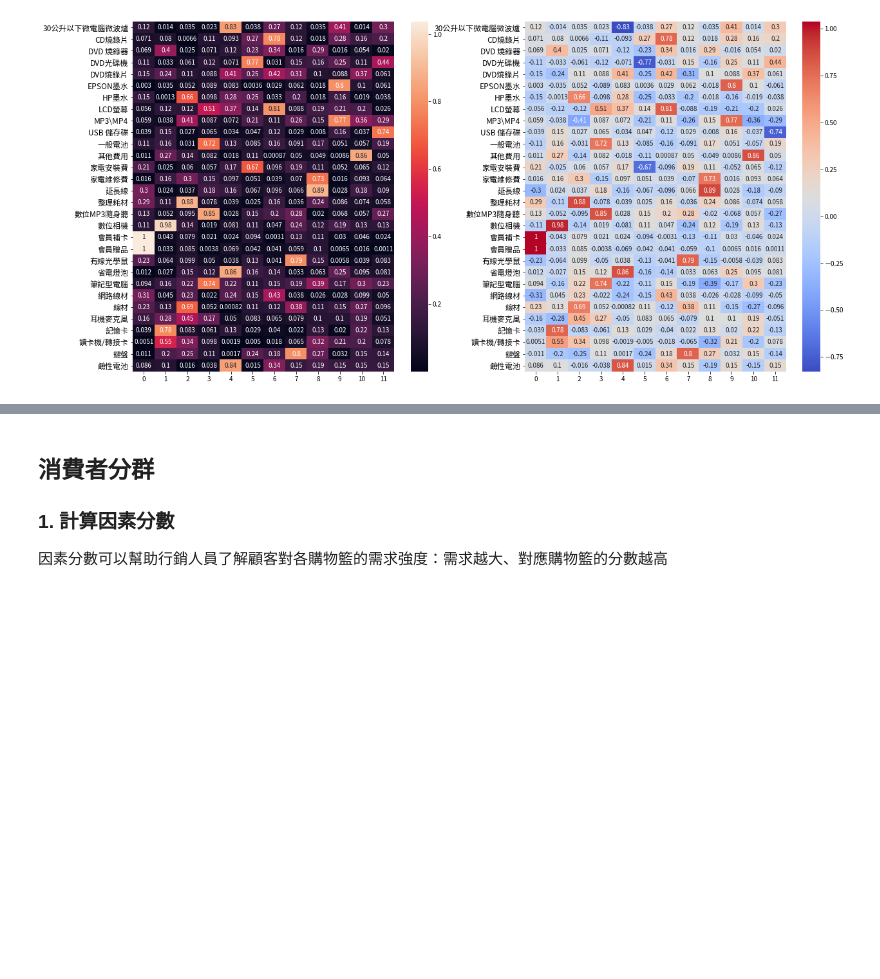
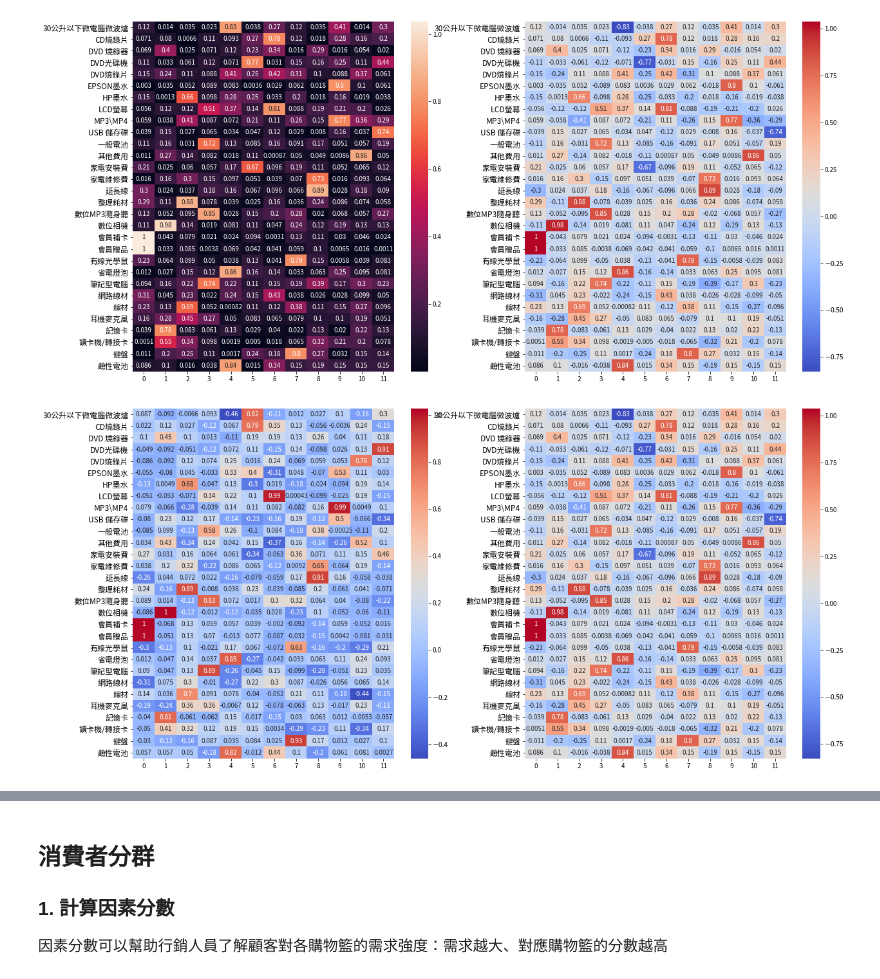
Before and after one commit to kevinkevin556/big-data-marketing, a Jupyter notebook: 4 Marketing Strategy.ipynb, the cells around one changed output, grey strips where cells are left out. Cells and saved outputs as stored; diff of their text form; code cells hidden in the pictures; blank space fills up the shorter version.

```diff
--- a/4 Marketing Strategy.ipynb
+++ b/4 Marketing Strategy.ipynb
@@ -370,10 +492,19 @@ print("購物籃 10 購買量 =",  ivc[(ivc['DVD光碟機']==1) & (ivc['家電
 # %%
-pivot_tab_ivc = pd.pivot_table(transactions[transactions['ID'].isin(ivc_id)], values=['Quantity'], columns=['Category'], index=['ID'],  aggfunc=np.sum, fill_value=0)
+# 製作購買矩陣 #
+pivot_tab_ivc = pd.pivot_table(
+    transactions[transactions['ID'].isin(ivc_id)],
+    values = ['Quantity'],
+    columns = ['Category'],
+    index = ['ID'],
+    aggfunc = np.sum,
+    fill_value = 0
+)
 purchase_matrix_ivc = (pivot_tab_ivc>0)*1
 # %%
-fa = FactorAnalyzer()
-fa.fit(purchase_matrix_ivc)
-eigenvalues, vectors = fa.get_eigenvalues()
+# 挑出>1的特徵值 #
+fa_ivc = FactorAnalyzer()
+fa_ivc.fit(purchase_matrix_ivc)
+eigenvalues, vectors = fa_ivc.get_eigenvalues()
 eigenvalues
 # %% [output]
 array([5.32178148, 2.68371327, 2.14273416, 1.91033804, 1.85116809,
@@ -383,9 +514,10 @@ array([5.32178148, 2.68371327, 2.14273416, 1.91033804, 1.85116809,
        0.37965943, 0.33843508, 0.292514  , 0.27221061, 0.23059289,
        0.2123887 , 0.17296709, 0.12216129, 0.09491569, 0.05437503])
 # %%
-fa = FactorAnalyzer(n_factors=12, method='principal')
-fa.fit(purchase_matrix_ivc)
-loadings_ivc = fa.loadings_
+# 因素分析：找出12個購物籃 #
+fa_ivc = FactorAnalyzer(n_factors=12, method='principal')
+fa_ivc.fit(purchase_matrix_ivc)
+loadings_ivc = fa_ivc.loadings_
 pd.DataFrame(loadings_ivc, index=purchase_matrix_ivc.columns.droplevel(None))
 # %% [output]
 |  | 0 | 1 | 2 | 3 | 4 | 5 | 6 | 7 | 8 | 9 | 10 | ... |
@@ -446,18 +580,33 @@ pd.DataFrame(rot_loadings_ivc, index=purchase_matrix_ivc.columns.droplevel(None)
 | 鍵盤 | -0.010733 | -0.204116 | -0.248209 | 0.105629 | 0.001714 | -0.239890 | 0.180507 | 0.796202 | 0.269384 | 0.032389 | 0.146967 | ... |
 | 鹼性電池 | 0.085592 | 0.100672 | -0.015674 | -0.038383 | 0.838118 | 0.014926 | 0.342595 | 0.149592 | -0.185846 | 0.153693 | -0.148153 | ... |
 # %%
-df_fa_viz = pd.DataFrame(rot_loadings_ivc, index=list(purchase_matrix_ivc.columns.droplevel(None)))
-df_fa_viz_abs = pd.DataFrame(np.abs(rot_loadings_ivc), index=list(purchase_matrix_ivc.columns.droplevel(None)))
+# 視覺化因素轉軸 #
+rot_df_fa_viz = pd.DataFrame(rot_loadings_ivc, index=list(purchase_matrix_ivc.columns.droplevel(None)))
+rot_df_fa_viz_abs = pd.DataFrame(np.abs(rot_loadings_ivc), index=list(purchase_matrix_ivc.columns.droplevel(None)))
 
 fig = plt.figure(figsize = (20,10))
 
 ax1 = fig.add_subplot(1, 2, 1)
-sns.heatmap(df_fa_viz_abs, annot=True, cmap="rocket", ax=ax1)
+sns.heatmap(rot_df_fa_viz_abs, annot=True, cmap="rocket", ax=ax1)
 ax1.yaxis.set_tick_params(labelsize=12)
 
 
 ax2 = fig.add_subplot(1, 2, 2)
-sns.heatmap(df_fa_viz, annot=True, cmap="coolwarm", ax=ax2)
+sns.heatmap(rot_df_fa_viz, annot=True, cmap="coolwarm", ax=ax2)
 ax2.yaxis.set_tick_params(labelsize=12)
 # %% [output]
 [figure]
+# %%
+# 比較轉軸前後的結果 #
+fig = plt.figure(figsize = (20,10))
+
+ax1 = fig.add_subplot(1, 2, 1)
+sns.heatmap(df_fa_viz, annot=True, cmap="coolwarm", ax=ax1)
+ax1.yaxis.set_tick_params(labelsize=12)
+
+
+ax2 = fig.add_subplot(1, 2, 2)
+sns.heatmap(rot_df_fa_viz, annot=True, cmap="coolwarm", ax=ax2)
+ax2.yaxis.set_tick_params(labelsize=12)
+# %% [output]
+[figure, added]
```
Also changed, not shown: parts of 116 cells of this notebook.
